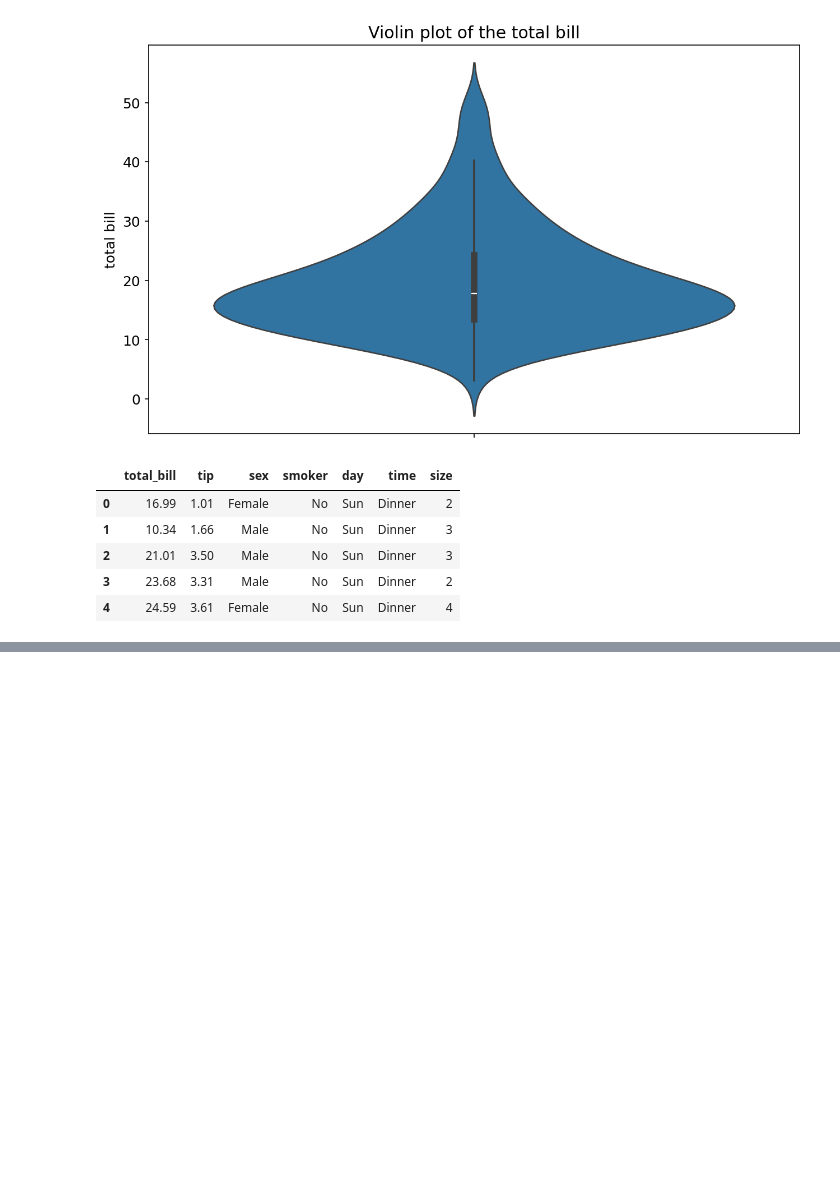
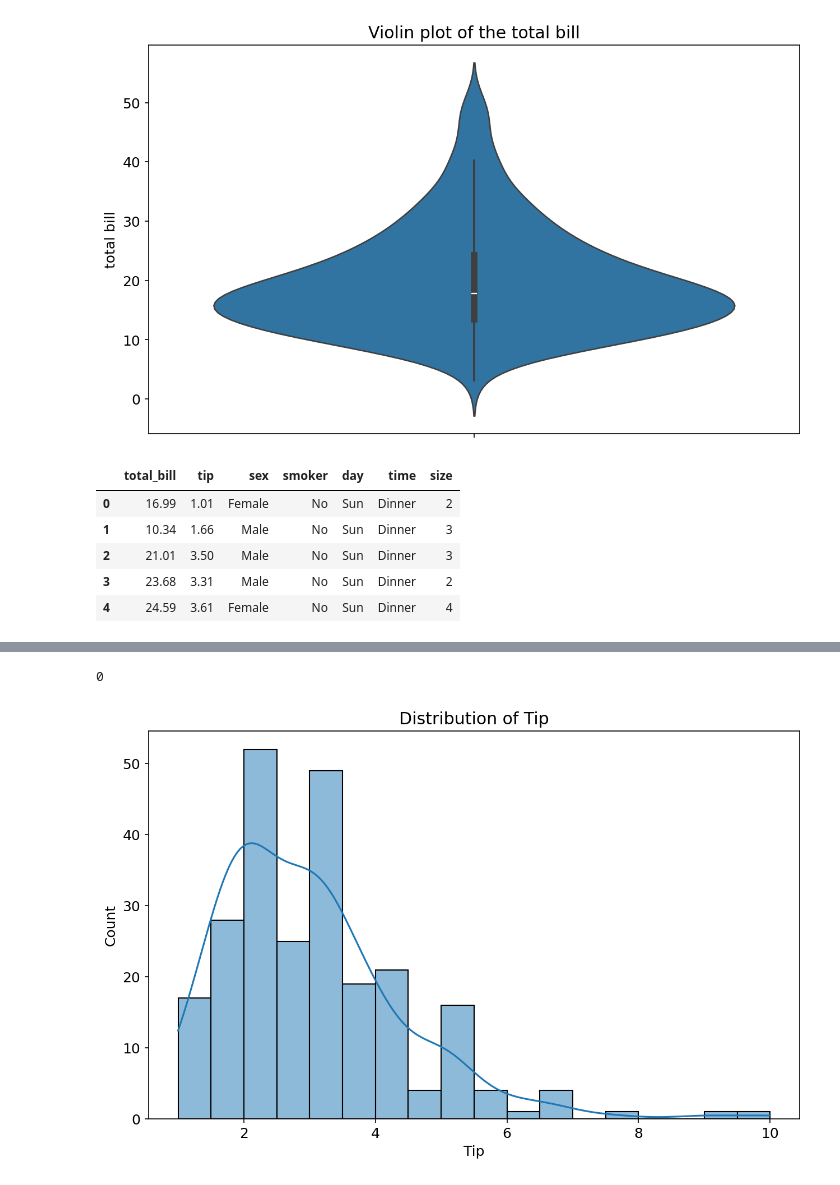
Before and after one commit to Jawad-Muzafar/EDA, a Jupyter notebook: Tips/eda.ipynb, the cells around one changed output, grey strips where cells are left out. Cells and saved outputs as stored; diff of their text form; code cells hidden in the pictures; blank space fills up the shorter version.

```diff
--- a/Tips/eda.ipynb
+++ b/Tips/eda.ipynb
@@ -157,0 +175,12 @@ df.head()
+# %%
+df['tip'].isnull().sum()
+# %% [output]
+0
+# %%
+sns.histplot(df['tip'], kde=True)
+plt.title('Distribution of Tip')
+plt.xlabel('Tip')
+plt.ylabel('Count')
+plt.show()
+# %% [output]
+[figure, added]
```
Also changed, not shown: parts of 33 cells of this notebook.
